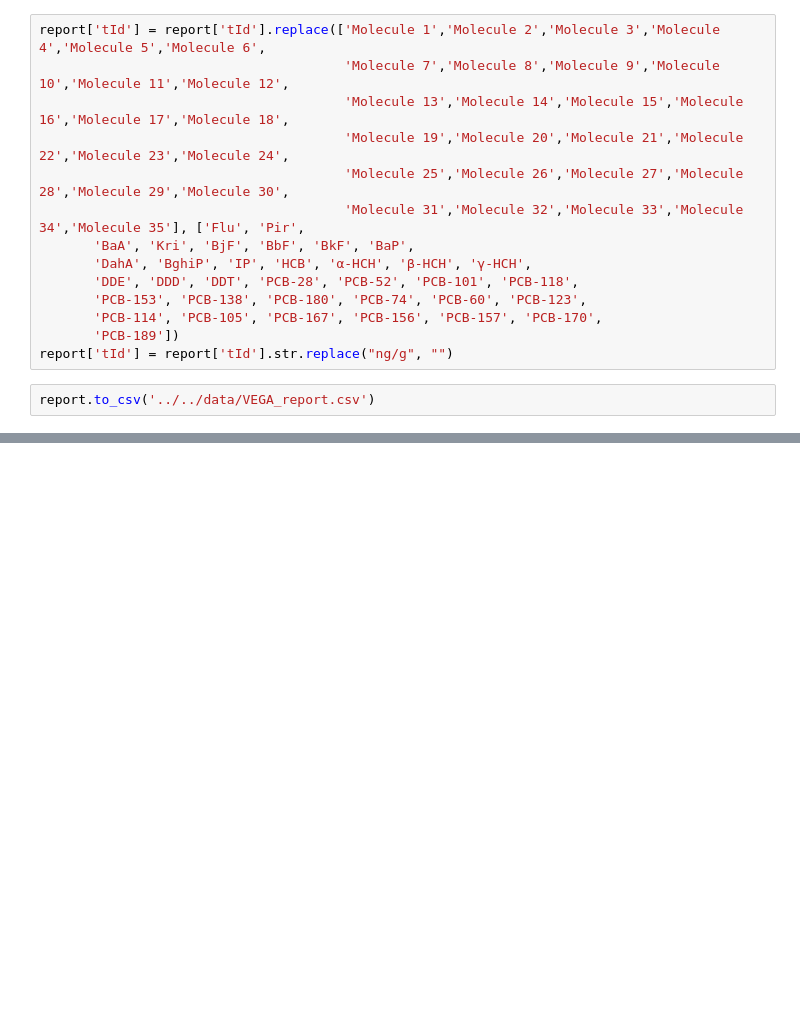
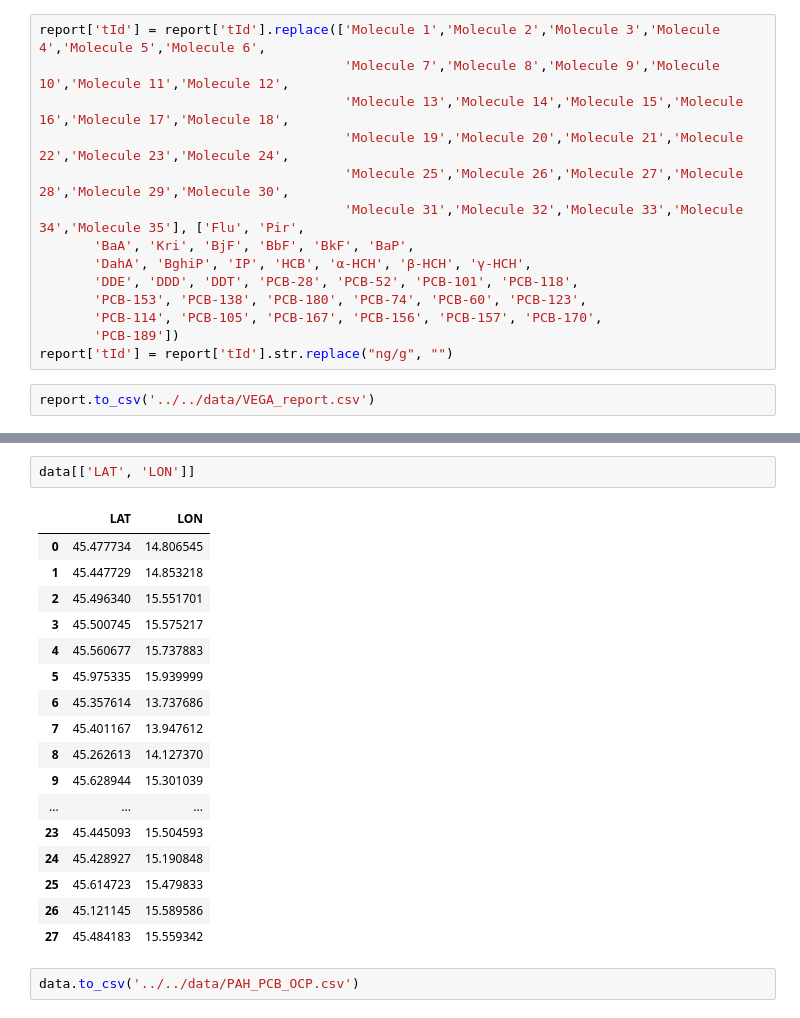
Before and after one commit to IvanaTerzic/Diplomski, a Jupyter notebook: kod/Notebooks/data_load.ipynb, the cells around one changed output, grey strips where cells are left out. Saved outputs shown, nothing was run; the diff lists cells and outputs as text; blank space fills up the shorter version.

```diff
--- a/kod/Notebooks/data_load.ipynb
+++ b/kod/Notebooks/data_load.ipynb
@@ -55,0 +111,22 @@ data
+# %%
+data[['LAT', 'LON']]
+# %% [output]
+|  | LAT | LON |
+| 0 | 45.477734 | 14.806545 |
+| 1 | 45.447729 | 14.853218 |
+| 2 | 45.496340 | 15.551701 |
+| 3 | 45.500745 | 15.575217 |
+| 4 | 45.560677 | 15.737883 |
+| 5 | 45.975335 | 15.939999 |
+| 6 | 45.357614 | 13.737686 |
+| 7 | 45.401167 | 13.947612 |
+| 8 | 45.262613 | 14.127370 |
+| 9 | 45.628944 | 15.301039 |
+| ... | ... | ... |
+| 23 | 45.445093 | 15.504593 |
+| 24 | 45.428927 | 15.190848 |
+| 25 | 45.614723 | 15.479833 |
+| 26 | 45.121145 | 15.589586 |
+| 27 | 45.484183 | 15.559342 |
+# %%
+data.to_csv('../../data/PAH_PCB_OCP.csv')
```
Also changed, not shown: parts of 10 cells of this notebook, 28 other files.
